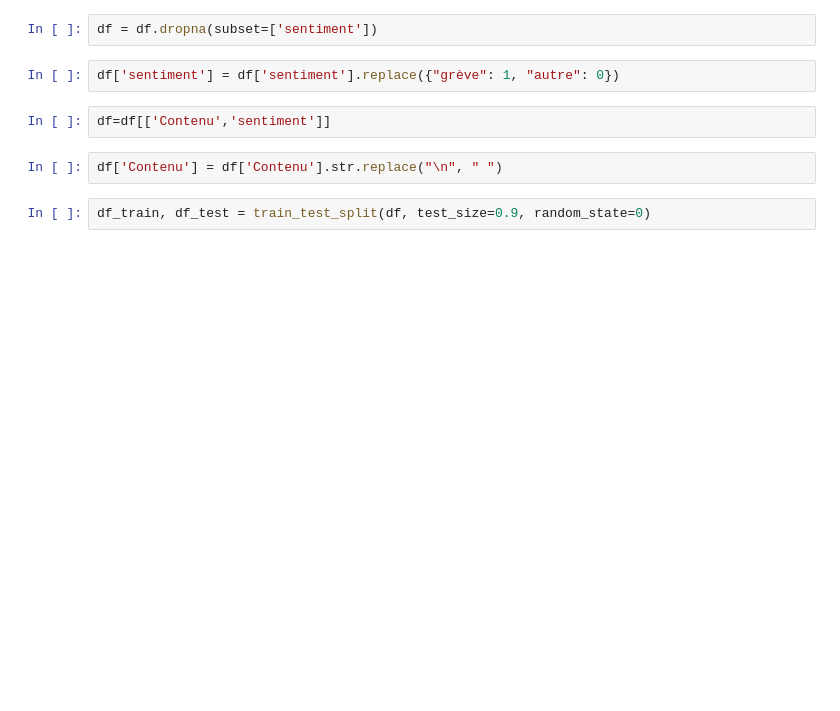
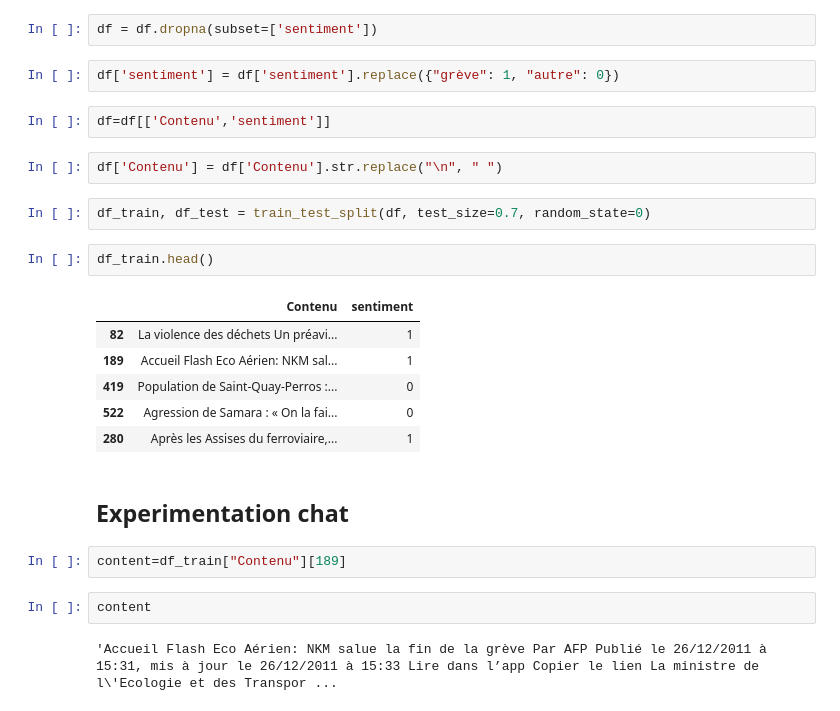
Before and after one commit to StephOgre/Ollama, a Jupyter notebook: llama.ipynb, the cells around one changed output. Saved outputs shown, nothing was run; the diff lists cells and outputs as text; blank space fills up the shorter version.

```diff
--- a/llama.ipynb
+++ b/llama.ipynb
@@ -28,4 +30,21 @@ df=df[['Contenu','sentiment']]
 # %%
 df['Contenu'] = df['Contenu'].str.replace("\n", " ")
 # %%
-df_train, df_test = train_test_split(df, test_size=0.9, random_state=0)
+df_train, df_test = train_test_split(df, test_size=0.7, random_state=0)
+# %%
+df_train.head()
+# %% [output]
+|  | Contenu | sentiment |
+| 82 | La violence des déchets Un préavi... | 1 |
+| 189 | Accueil Flash Eco Aérien: NKM sal... | 1 |
+| 419 | Population de Saint-Quay-Perros :... | 0 |
+| 522 | Agression de Samara : « On la fai... | 0 |
+| 280 | Après les Assises du ferroviaire,... | 1 |
+# %% [markdown]
+## Experimentation chat
+# %%
+content=df_train["Contenu"][189]
+# %%
+content
+# %% [output]
+'Accueil Flash Eco Aérien: NKM salue la fin de la grève Par AFP Publié le 26/12/2011 à 15:31, mis à jour le 26/12/2011 à 15:33 Lire dans l’app Copier le lien La ministre de l\'Ecologie et des Transpor ...
```
Also changed, not shown: parts of 39 cells of this notebook.
